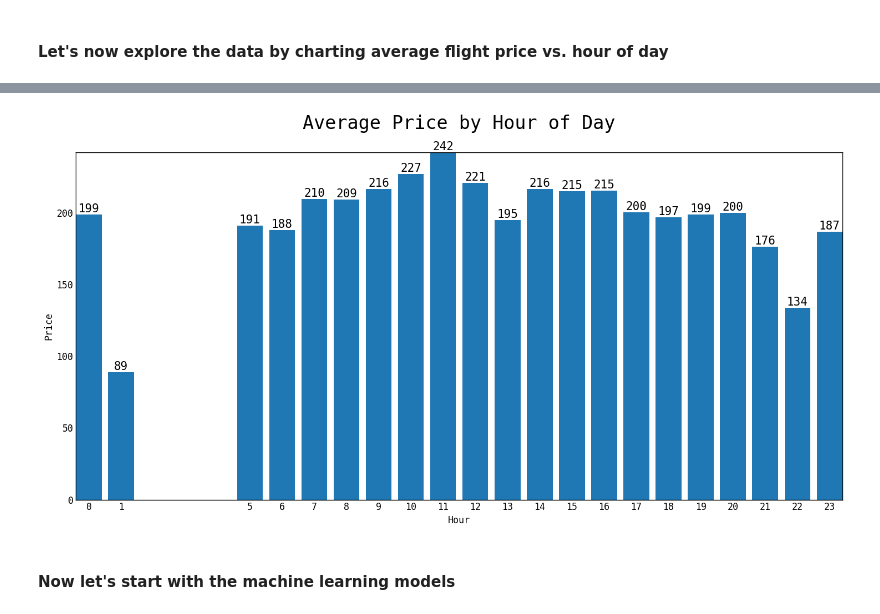
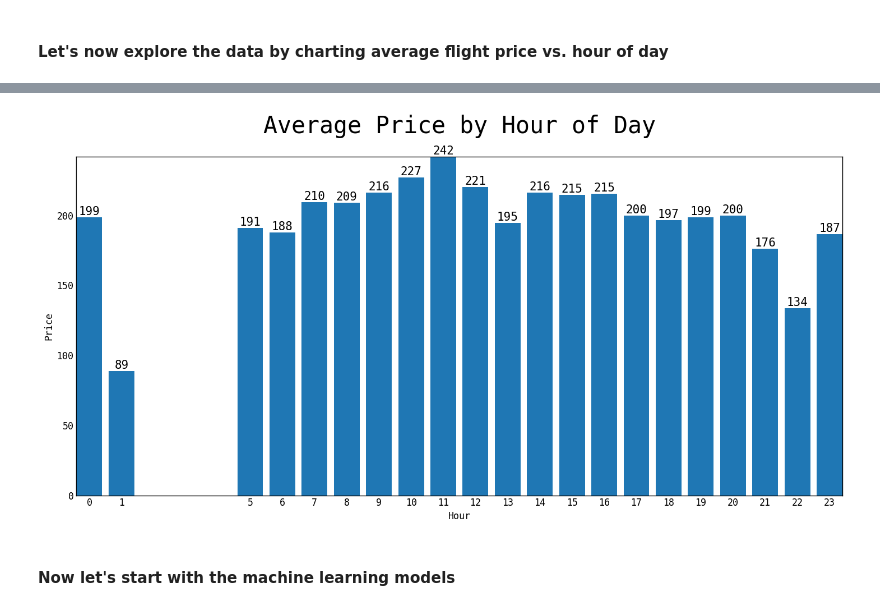
Before and after one commit to jeremyabeard5/MSDS696, a Jupyter notebook: FlightPrice.ipynb, the cells around one changed output, grey strips where cells are left out. Cells and saved outputs as stored; diff of their text form; code cells hidden in the pictures.

```diff
--- a/FlightPrice.ipynb
+++ b/FlightPrice.ipynb
@@ -49,7 +51,9 @@ df['deptDayOfWeek'] = df['deptDateTime'].dt.day_of_week
 df['arrvDayOfWeek'] = df['arrvDateTime'].dt.day_of_week
 df['deptMonth'] = df['deptDateTime'].dt.month
 df['deptDate'] = df['deptDateTime'].dt.date
+df['deptDate'] = pd.to_datetime(df['deptDate'])
 df['arrvDate'] = df['arrvDateTime'].dt.date
+df['arrvDate'] = pd.to_datetime(df['arrvDate'])
 df['deptDayOfYear'] = df['deptDateTime'].dt.dayofyear
 df['deptHour'] = df['deptDateTime'].dt.hour
 df['deptDayOfMonth'] = df['deptDateTime'].dt.day
@@ -148,0 +93,6 @@ And should we include day of week as well as a field? Hmm...
+# %%
+def getordinal(x):
+    return x.toordinal()
+# %%
+print(df['deptDateTime'][0].toordinal())
+df['deptDateTimeOrd'] = df['deptDateTime'].apply(getordinal)
@@ -936,18 +971,18 @@ mean_hr.head(24)
 | 20 | 23 | 186.809756 | 284.046904 | 1.457786 | 2.941839 | 2.825516 | 5.983114 | 167.810507 | ... |
 # %%
 fig4, ax4 = plt.subplots(figsize=(15,8))
-plt.rc('font', size=20)
+plt.rc('font', size=25)
 mean_hr_tmp = mean_hr.drop(columns=['duration', 'numConex', 'deptDayOfWeek', 'arrvDayOfWeek', 'deptMonth', 'deptDayOfYear'])
 #months = ['January', 'February', 'March', 'April', 'May', 'June', 'July', 'August', 'September', 'October', 'November', 'December']
 bars = ax4.bar(mean_hr_tmp['deptHour'], mean_hr_tmp['price'])
 ax4.set(xlabel='Hour', ylabel='Price', title='Average Price by Hour of Day')
 ax4.set_xticks(mean_hr_tmp['deptHour'])
 #ax4.set_yticklabels(months)
 ax4.bar_label(bars, fmt='{:,.0f}', fontsize=15)
 plt.tight_layout()
 plt.show()
 # %% [output]
-[figure, old version]
+[figure, new version]
 # %% [markdown]
 #### Now let's start with the machine learning models
 # %% [markdown]
```
Also changed, not shown: parts of 166 cells of this notebook.
